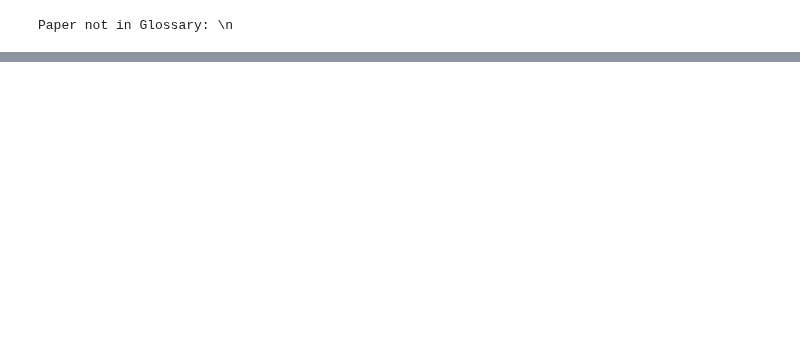
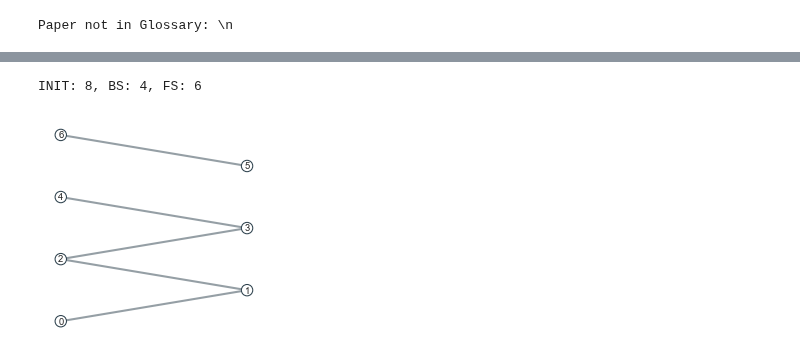
Before and after one commit to iberius96/Msc_Thesis, a Jupyter notebook: Paper Graphs/selection_network.ipynb, the cells around one changed output, grey strips where cells are left out. Cells and saved outputs as stored; diff of their text form; code cells hidden in the pictures; blank space fills up the shorter version.

```diff
--- a/Paper Graphs/selection_network.ipynb
+++ b/Paper Graphs/selection_network.ipynb
@@ -128,0 +306,54 @@ Applying LDA Topic Modeling in Communication Research: Toward a Valid and Reliab
+# %%
+labeling_papers = [
+    'smith_2017_evaluating_visual_representations_for_topic_understanding_and_their_effects_on_manually_generated_topic_labels',
+'kim_2019_an_ontology_based_labeling_of_influential_topics_using_topic_network_analysis',
+'truica_2021_tlatr_automatic_topic_labeling_using_automatic_domain_specific_term_recognition',
+'aletras_2017_labeling_topics_with_images_using_a_neural_network',
+'gourru_2018_united_we_stand_using_multiple_strategies_for_topic_labeling',
+'rosati_2022_moving_beyond_word_lists_towards_abstractive_topic_labels_for_human_like_topics_of_scientific_documents',
+'doogan_2021_topic_model_or_topic_twaddle_re_evaluating_semantic_interpretability_measures',
+'hosseiny_marani_2022_one_rating_to_rule_them_all_evidence_of_multidimensionality_in_human_assessment_of_topic_labeling_quality',
+'sorodoc_2017_multimodal_topic_labelling',
+'he_2021_automatic_topic_labeling_using_graph_based_pre_trained_neural_embedding',
+'popa_2021_bart_tl_weakly_supervised_topic_label_generation',
+'he_2019_automatic_labeling_of_topic_models_using_graph_based_ranking',
+'he_2021_automatic_topic_labeling_model_with_paired_attention_based_on_pre_trained_deep_neural_network',
+'alokaili_2020_automatic_generation_of_topic_labels',
+'scelsi_2021_principled_analysis_of_energy_discourse_across_domains_with_thesaurus_based_automatic_topic_labeling',
+'aletras_2017_evaluating_topic_representations_for_exploring_document_collections',
+'zosa_2022_multilingual_topic_labelling_of_news_topics_using_ontological_mapping',
+'korencic_2018_document_based_topic_coherence_measures_for_news_media_text'
+]
+
+init_count = 0
+bs_count = 0
+fs_count = 0
+for lp in labeling_papers:
+    if lp in init_selection:
+        init_count += 1
+    elif lp in bs_selection:
+        bs_count += 1
+    else:
+        fs_count += 1
+
+print(f"INIT: {init_count}, BS: {bs_count}, FS: {fs_count}")
+# %% [output]
+INIT: 8, BS: 4, FS: 6
+# %%
+import matplotlib.pyplot as plt
+
+from netgraph import Graph
+
+edges = [
+    (0, 1),
+    (1, 2),
+    (2, 3),
+    (3, 4),
+    (5, 6)
+]
+
+Graph(edges, node_layout='bipartite', node_layout_kwargs=dict(subsets=[(0, 2, 4, 6), (1, 3, 5)]), node_labels=True)
+
+plt.show()
+# %% [output]
+[figure, added]
```
Also changed, not shown: parts of 7 cells of this notebook, 14 other files.
